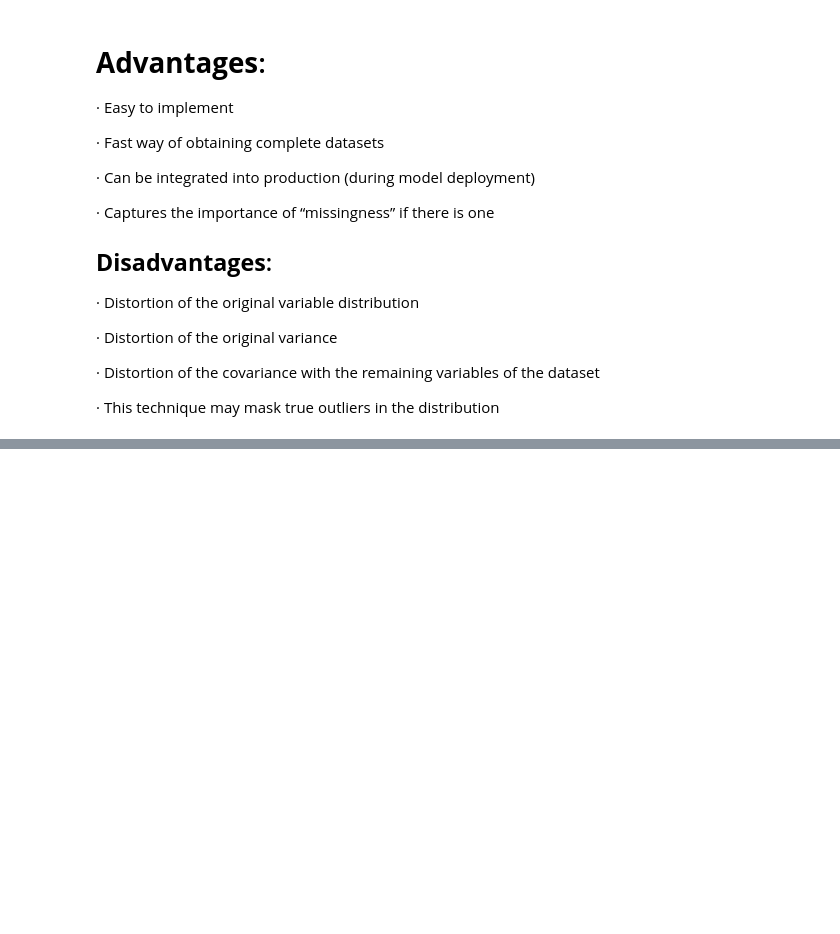
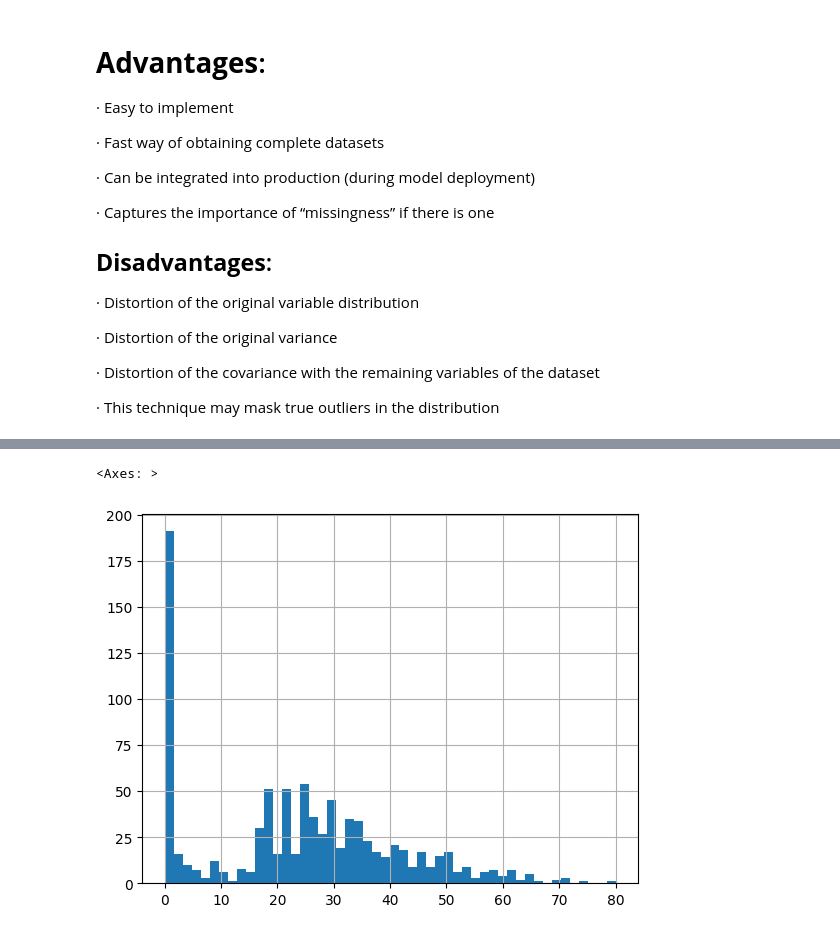
Before and after one commit to Omsai-2000/Exploratory-Data-Analysis, a Jupyter notebook: Handling_missing_values_using_Titanic_dataset.ipynb, the cells around one changed output, grey strips where cells are left out. Saved outputs shown, nothing was run; the diff lists cells and outputs as text; code cells hidden in the pictures; blank space fills up the shorter version.

```diff
--- a/Handling_missing_values_using_Titanic_dataset.ipynb
+++ b/Handling_missing_values_using_Titanic_dataset.ipynb
@@ -411,0 +418,3 @@ sns.boxplot(x='Age_end_distribution',data=df)
+# %%
+df=pd.read_csv('train.csv',usecols=['Age','Fare','Survived'])
+df.head()
@@ -411,0 +444,5 @@ sns.boxplot(x='Age_end_distribution',data=df)
+# %%
+df['Age_zero'].hist(bins=50)
+# %% [output]
+<Axes: >
+[figure, added]
```
Also changed, not shown: parts of 44 cells of this notebook.
